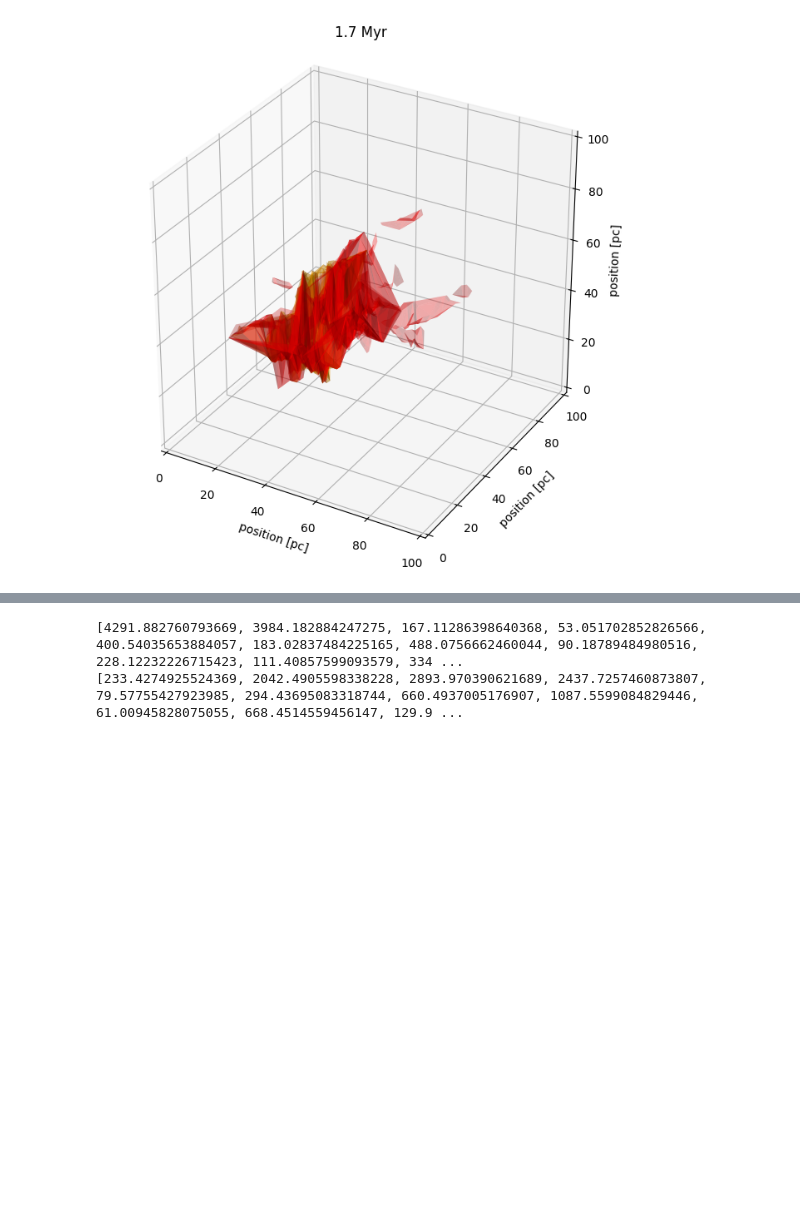
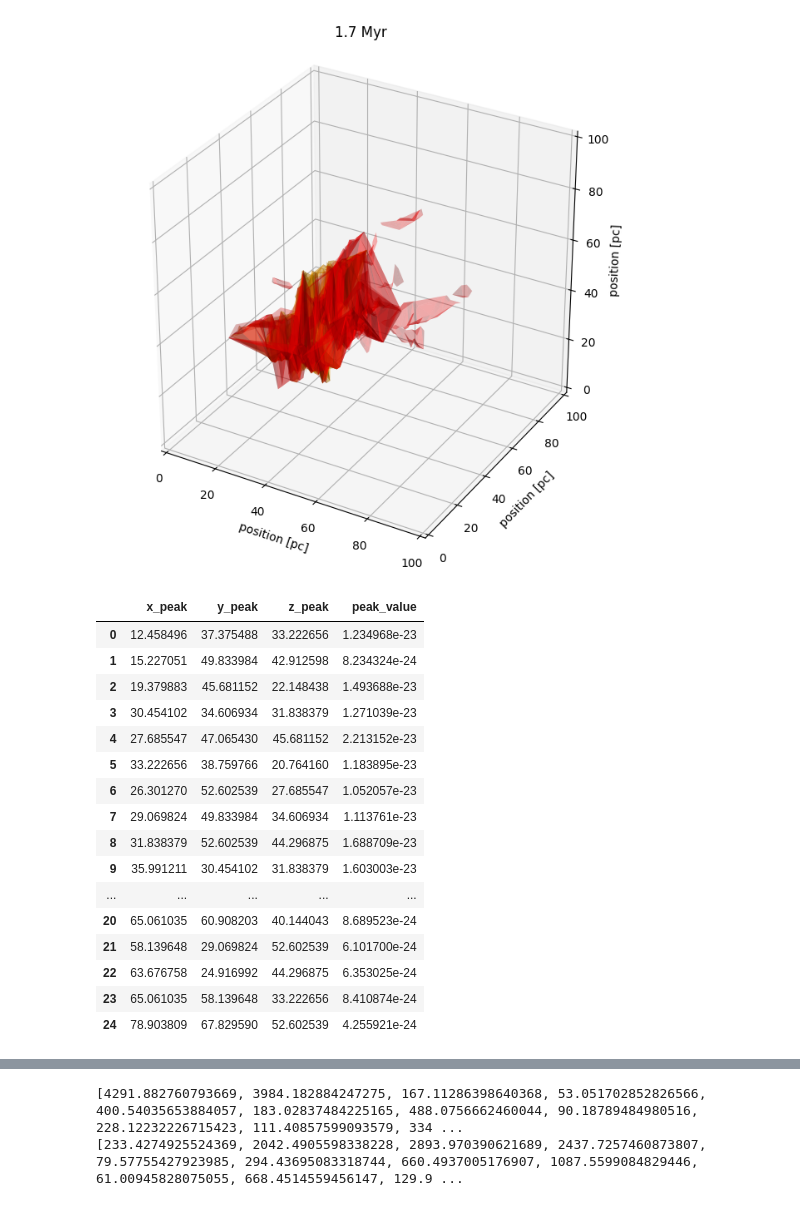
Before and after one commit to kotora260/StarGen, a Jupyter notebook: analysis_data_ppp/dendro_2200.ipynb, the cells around one changed output, grey strips where cells are left out. Cells and saved outputs as stored; diff of their text form; code cells hidden in the pictures; blank space fills up the shorter version.

```diff
--- a/analysis_data_ppp/dendro_2200.ipynb
+++ b/analysis_data_ppp/dendro_2200.ipynb
@@ -120,3 +120,40 @@ Z = ax.set_zlabel('position [pc]')
 #plt.savefig("dendro3D_400_contour")
 # %% [output]
 [figure]
+# %%
+# make peaks list
+
+x_peak, y_peak, z_peak, peak_value = [], [], [], []
+for s in dendro.leaves:
+    x_ch, y_ch, z_ch = s.get_peak()[0]
+    value = s.get_peak()[1]
+    x_peak.append(round(float(x_ch), 6))
+    y_peak.append(round(float(y_ch), 6))
+    z_peak.append(round(float(z_ch), 6))
+    peak_value.append(round(float(value), 30))
+
+x_peak = np.array(x_peak) * hx
+y_peak = np.array(y_peak) * hy
+z_peak = np.array(z_peak) * hz
+
+peak = pd.DataFrame({'x_peak':x_peak, 'y_peak':y_peak, 'z_peak':z_peak, 'peak_value':peak_value})
+
+display(peak)
+# %% [output]
+|  | x_peak | y_peak | z_peak | peak_value |
+| 0 | 12.458496 | 37.375488 | 33.222656 | 1.234968e-23 |
+| 1 | 15.227051 | 49.833984 | 42.912598 | 8.234324e-24 |
+| 2 | 19.379883 | 45.681152 | 22.148438 | 1.493688e-23 |
+| 3 | 30.454102 | 34.606934 | 31.838379 | 1.271039e-23 |
+| 4 | 27.685547 | 47.065430 | 45.681152 | 2.213152e-23 |
+| 5 | 33.222656 | 38.759766 | 20.764160 | 1.183895e-23 |
+| 6 | 26.301270 | 52.602539 | 27.685547 | 1.052057e-23 |
+| 7 | 29.069824 | 49.833984 | 34.606934 | 1.113761e-23 |
+| 8 | 31.838379 | 52.602539 | 44.296875 | 1.688709e-23 |
+| 9 | 35.991211 | 30.454102 | 31.838379 | 1.603003e-23 |
+| ... | ... | ... | ... | ... |
+| 20 | 65.061035 | 60.908203 | 40.144043 | 8.689523e-24 |
+| 21 | 58.139648 | 29.069824 | 52.602539 | 6.101700e-24 |
+| 22 | 63.676758 | 24.916992 | 44.296875 | 6.353025e-24 |
+| 23 | 65.061035 | 58.139648 | 33.222656 | 8.410874e-24 |
+| 24 | 78.903809 | 67.829590 | 52.602539 | 4.255921e-24 |
```
Also changed, not shown: parts of 2 cells of this notebook, 2 other files.
